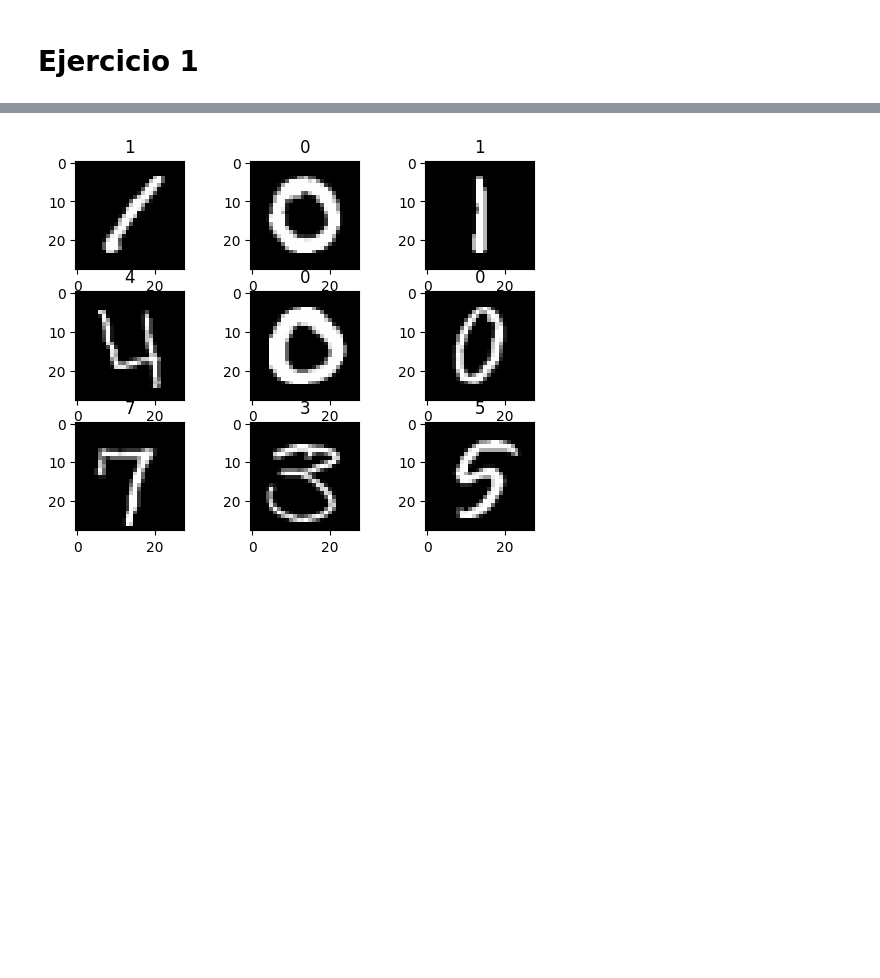
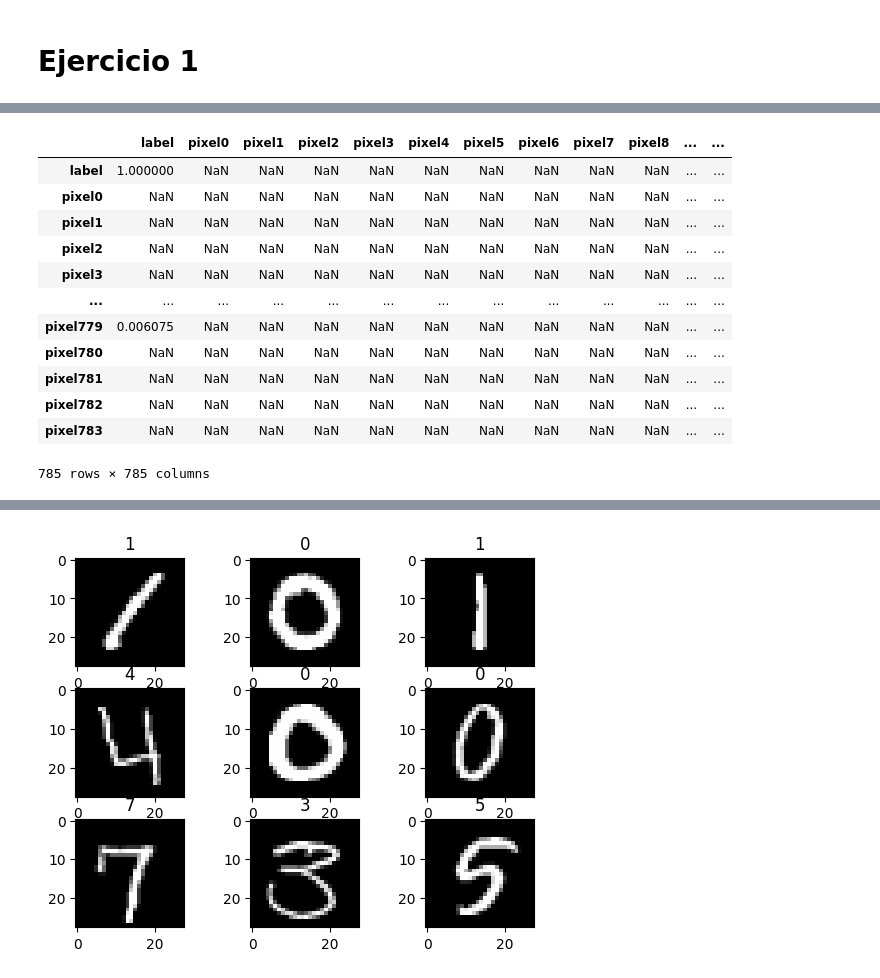
Before and after one commit to sofiaesc07/Lab3-DS, a Jupyter notebook: Lab3.ipynb, the cells around one changed output, grey strips where cells are left out. Saved outputs shown, nothing was run; the diff lists cells and outputs as text; code cells hidden in the pictures; blank space fills up the shorter version.

```diff
--- a/Lab3.ipynb
+++ b/Lab3.ipynb
@@ -40,0 +112,17 @@ test = pd.read_csv('./archivos/test.csv', encoding="ISO-8859-1")
+# %%
+correlation_matrix = train.corr()
+correlation_matrix
+# %% [output]
+|  | label | pixel0 | pixel1 | pixel2 | pixel3 | pixel4 | pixel5 | pixel6 | pixel7 | pixel8 | ... | ... |
+| label | 1.000000 | NaN | NaN | NaN | NaN | NaN | NaN | NaN | NaN | NaN | ... | ... |
+| pixel0 | NaN | NaN | NaN | NaN | NaN | NaN | NaN | NaN | NaN | NaN | ... | ... |
+| pixel1 | NaN | NaN | NaN | NaN | NaN | NaN | NaN | NaN | NaN | NaN | ... | ... |
+| pixel2 | NaN | NaN | NaN | NaN | NaN | NaN | NaN | NaN | NaN | NaN | ... | ... |
+| pixel3 | NaN | NaN | NaN | NaN | NaN | NaN | NaN | NaN | NaN | NaN | ... | ... |
+| ... | ... | ... | ... | ... | ... | ... | ... | ... | ... | ... | ... | ... |
+| pixel779 | 0.006075 | NaN | NaN | NaN | NaN | NaN | NaN | NaN | NaN | NaN | ... | ... |
+| pixel780 | NaN | NaN | NaN | NaN | NaN | NaN | NaN | NaN | NaN | NaN | ... | ... |
+| pixel781 | NaN | NaN | NaN | NaN | NaN | NaN | NaN | NaN | NaN | NaN | ... | ... |
+| pixel782 | NaN | NaN | NaN | NaN | NaN | NaN | NaN | NaN | NaN | NaN | ... | ... |
+| pixel783 | NaN | NaN | NaN | NaN | NaN | NaN | NaN | NaN | NaN | NaN | ... | ... |
+785 rows × 785 columns
```
Also changed, not shown: parts of 55 cells of this notebook, 1 other file.
